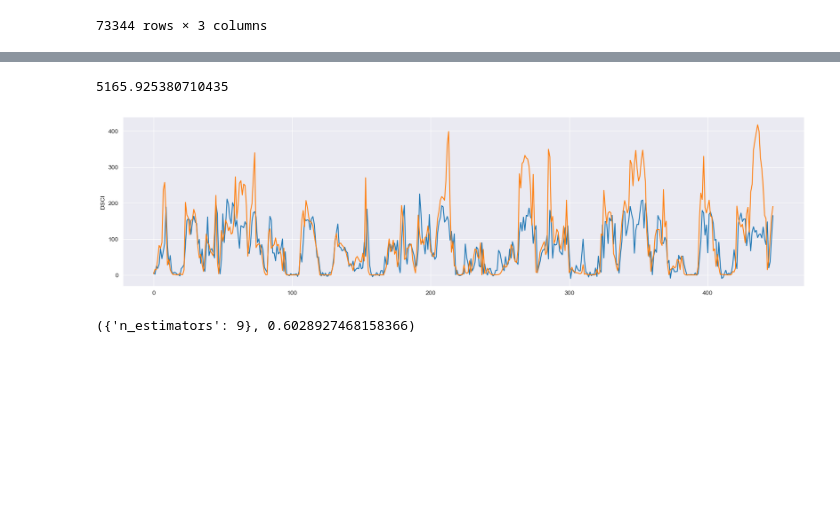
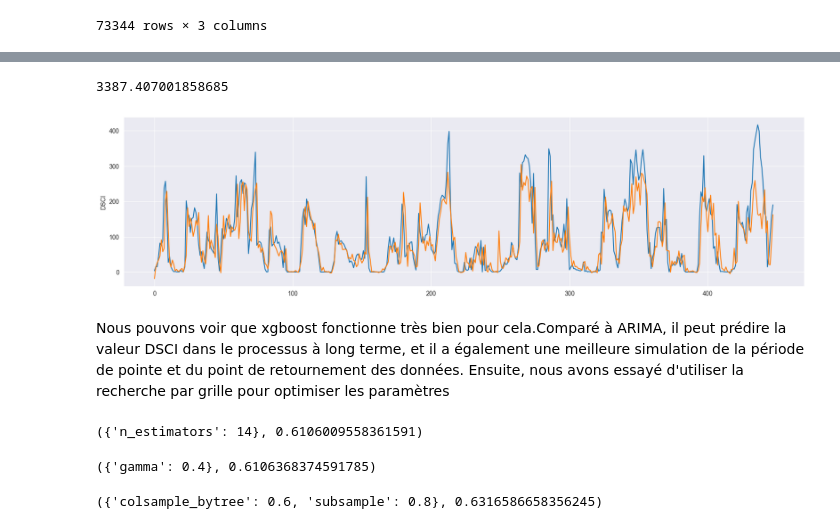
Before and after one commit to Menamot/SY09_Project, a Jupyter notebook: code/Week3.ipynb, the cells around one changed output, grey strips where cells are left out. Cells and saved outputs as stored; diff of their text form; code cells hidden in the pictures; blank space fills up the shorter version.

```diff
--- a/code/Week3.ipynb
+++ b/code/Week3.ipynb
@@ -41,6 +49,9 @@ X["3mago"] = X["DSCI"].shift(3)
 X["1yago"] = X["DSCI"].shift(12)
 X["2yago"] = X["DSCI"].shift(24)
 X["3yago"] = X["DSCI"].shift(36)
+X["moyenne"] = (X["DSCI"].shift(1)+X["DSCI"].shift(2)+X["DSCI"].shift(3))/3
+X= ce.OneHotEncoder(cols='month',handle_unknown='return_nan',return_df=True,use_cat_names=True).fit_transform(X)
+X= ce.OneHotEncoder(cols='year',handle_unknown='return_nan',return_df=True,use_cat_names=True).fit_transform(X)
 X = X.dropna()
 
 y = X.DSCI
@@ -72,14 +83,17 @@ res = xgb_model.predict(X_test)
 # %%
 import seaborn as sns
 from sklearn.metrics import mean_squared_error
 y_test = y_test.reset_index(drop=True)
 plt.figure(figsize=(20,5))
-ax11=sns.lineplot(res)
-sns.lineplot(y_test,ax=ax11)
+ax11=sns.lineplot(y_test)
+sns.lineplot(res,ax=ax11)
 mean_squared_error(res,y_test)
 # %% [output]
-5165.925380710435
+3387.407001858685
-[figure, old version]
+[figure, new version]
+# %% [markdown]
+Nous pouvons voir que xgboost fonctionne très bien pour cela.Comparé à ARIMA, il peut prédire la valeur DSCI dans le processus à long terme, et il a également une meilleure simulation de la période de pointe et du point de retournement des données.
+Ensuite, nous avons essayé d'utiliser la recherche par grille pour optimiser les paramètres
 # %%
 from sklearn.model_selection import GridSearchCV
 param_test1 = {'n_estimators':range(1,20,1)}
@@ -88,4 +102,22 @@ gsearch1 = GridSearchCV(estimator = xgb.XGBRegressor(),
 gsearch1.fit(X_train,y_train)
 gsearch1.best_params_, gsearch1.best_score_
 # %% [output]
-({'n_estimators': 9}, 0.6028927468158366)
+({'n_estimators': 14}, 0.6106009558361591)
+# %%
+from sklearn.model_selection import GridSearchCV
+param_test2 = {'gamma':[0.1, 0.2, 0.3, 0.4, 0.5, 0.6]}
+gsearch2 = GridSearchCV(estimator = xgb.XGBRegressor(n_estimators=14),
+                        param_grid = param_test2)
+gsearch2.fit(X_train,y_train)
+gsearch2.best_params_, gsearch2.best_score_
+# %% [output]
+({'gamma': 0.4}, 0.6106368374591785)
+# %%
+from sklearn.model_selection import GridSearchCV
+param_test3 = {'subsample': [0.6, 0.7, 0.8, 0.9], 'colsample_bytree': [0.6, 0.7, 0.8, 0.9]}
+gsearch3 = GridSearchCV(estimator = xgb.XGBRegressor(n_estimators=14,gamma=0.4),
+                        param_grid = param_test3)
+gsearch3.fit(X_train,y_train)
+gsearch3.best_params_, gsearch3.best_score_
+# %% [output]
+({'colsample_bytree': 0.6, 'subsample': 0.8}, 0.6316586658356245)
```
Also changed, not shown: parts of 7 cells of this notebook, 3 other files.
